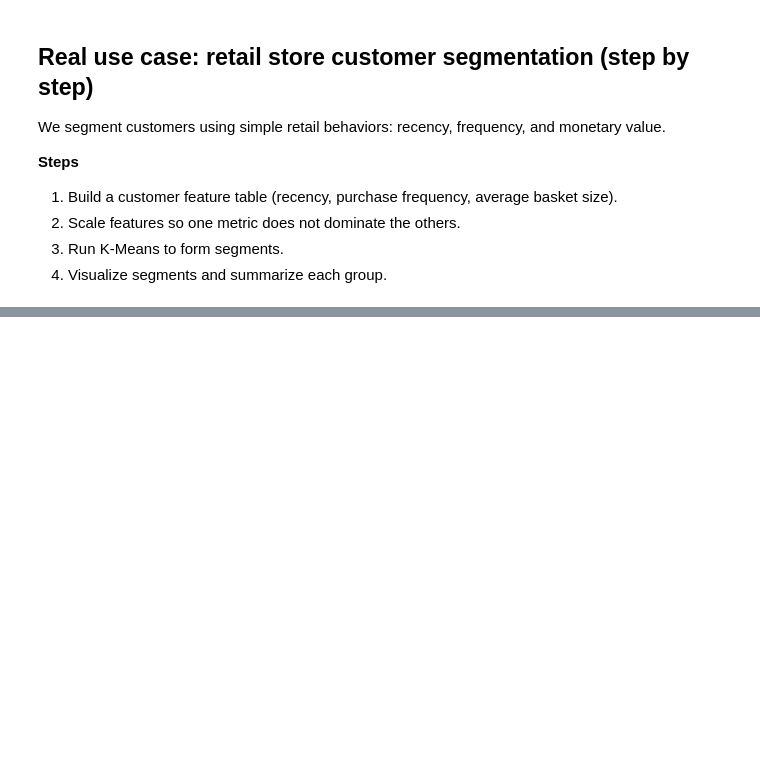
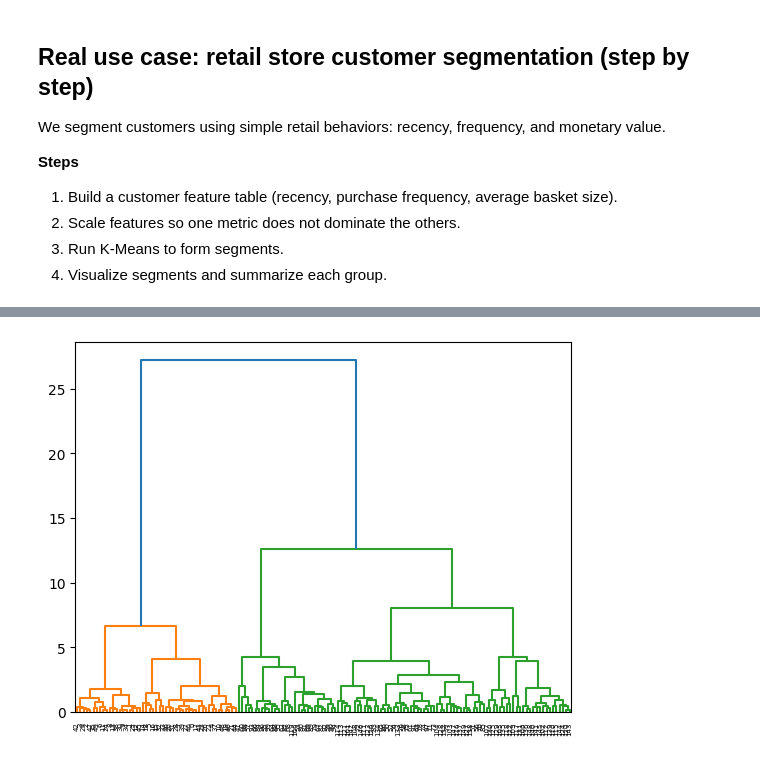
Before and after one commit to rahul8879/ai-ml-akila, a Jupyter notebook: machine_learning/09_clustering_algorithm.ipynb, the cells around one changed output, grey strips where cells are left out. Drawn from its saved outputs; the diff is of its cells as text; code cells hidden in the pictures; blank space fills up the shorter version.

Commit message:
clustering and navie 1

```diff
--- a/machine_learning/09_clustering_algorithm.ipynb
+++ b/machine_learning/09_clustering_algorithm.ipynb
@@ -124,3 +184,45 @@ segment
 #Assignment:
 # 1. Explore DBSCAN and Hierarchical Clustering algorithms
 # on the same datasets used above.
+# %%
+# Hierarchical Clustering algorithms
+
+import numpy as np
+from sklearn.preprocessing import StandardScaler
+from sklearn.cluster import AgglomerativeClustering
+import matplotlib.pyplot as plt
+
+# NOTE Hierarchical clustering
+
+# builds a tree-like structure (dendrogram) that shows how data points are grouped step by step.
+# Unlike K-Means, you don’t need to pre-define K.
+
+# Types of Hierarchical Clustering
+# 1️⃣ Agglomerative (Bottom-Up) — Most Common
+
+# Start with each data point as its own cluster
+
+# Repeatedly merge the closest clusters
+
+# Stop when desired number of clusters is reached
+
+iris = load_iris()
+X = iris.data
+X_scaled = StandardScaler().fit_transform(X)
+
+model = AgglomerativeClustering(
+    n_clusters=3,
+    linkage='ward'
+)
+
+labels = model.fit_predict(X_scaled)
+labels
+
+from scipy.cluster.hierarchy import dendrogram, linkage
+import matplotlib.pyplot as plt
+
+Z = linkage(X_scaled, method='ward')
+dendrogram(Z)
+plt.show()
+# %% [output]
+[figure, added]
```
Also changed, not shown: parts of 4 cells of this notebook, 1 other file.
